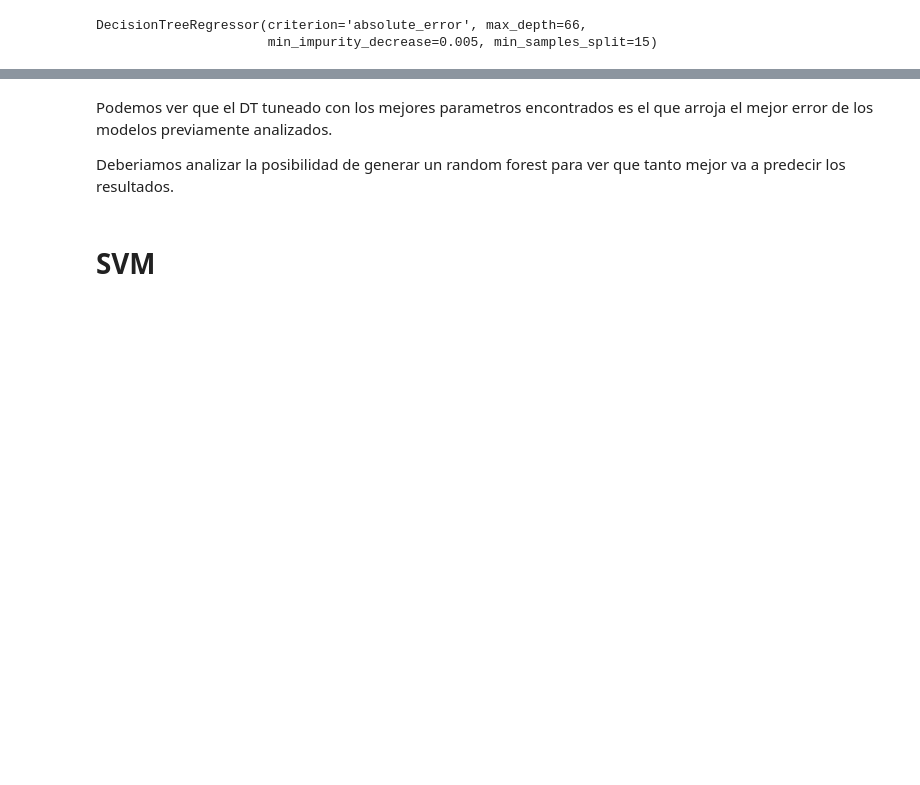
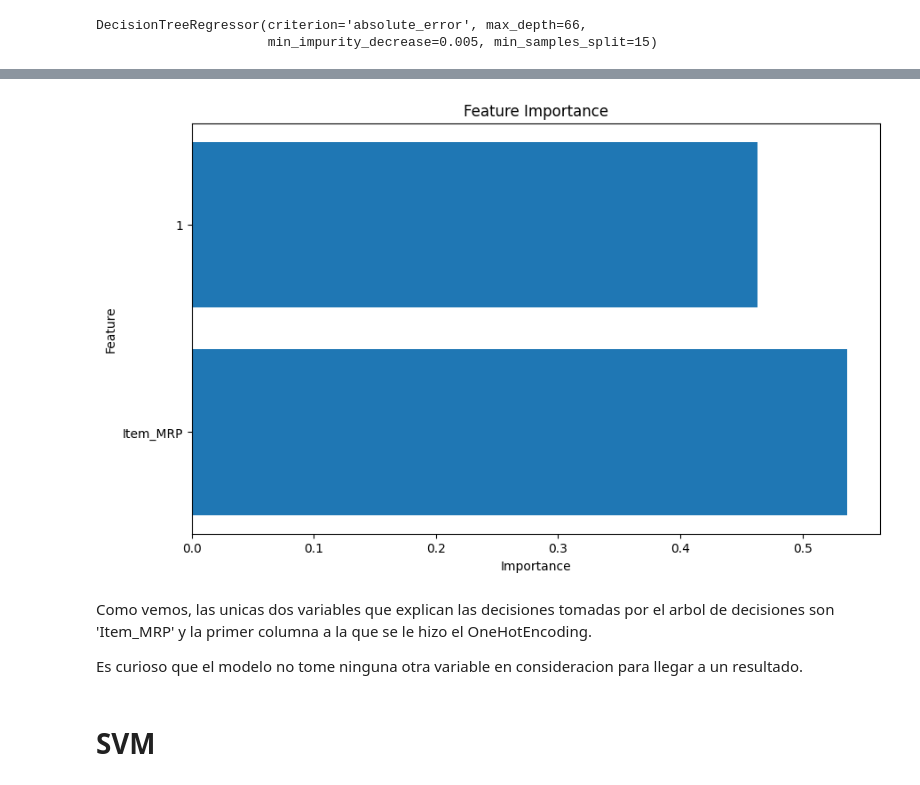
Before and after one commit to becerraj/Data-Science, a Jupyter notebook: DataScience_Analysis_End_to_End.ipynb, the cells around one changed output, grey strips where cells are left out. Saved outputs shown, nothing was run; the diff lists cells and outputs as text; code cells hidden in the pictures; blank space fills up the shorter version.

```diff
--- a/DataScience_Analysis_End_to_End.ipynb
+++ b/DataScience_Analysis_End_to_End.ipynb
@@ -2104,8 +2069,31 @@ metric_df
 | MAPE | inf | inf | inf | inf | inf | inf | inf |
-# %% [markdown]
-Podemos ver que el DT tuneado con los mejores parametros encontrados es el que arroja el mejor error de los modelos previamente analizados.
-
-Deberiamos analizar la posibilidad de generar un random forest para ver que tanto mejor va a predecir los resultados.
+# %%
+# Obtén la importancia de las características desde el modelo
+feature_importance = sales_dt.feature_importances_
+
+# Obtiene los nombres de las características o variables originales
+feature_names = X_train.columns  # Asegúrate de que X_train sea un DataFrame de pandas
+
+# Crea un DataFrame para visualizar las importancias de las características
+feature_importance_df = pd.DataFrame({'Feature': feature_names, 'Importance': feature_importance})
+feature_importance_df = feature_importance_df[feature_importance_df['Importance'] > 0]
+
+# Ordena las características por importancia en orden descendente
+feature_importance_df = feature_importance_df.sort_values(by='Importance', ascending=False)
+
+# Grafica las importancias de las características
+plt.figure(figsize=(10, 6))
+plt.barh(feature_importance_df['Feature'], feature_importance_df['Importance'])
+plt.xlabel('Importance')
+plt.ylabel('Feature')
+plt.title('Feature Importance')
+plt.show()
+# %% [output]
+[figure, added]
+# %% [markdown]
+Como vemos, las unicas dos variables que explican las decisiones tomadas por el arbol de decisiones son 'Item_MRP' y la primer columna a la que se le hizo el OneHotEncoding.
+
+Es curioso que el modelo no tome ninguna otra variable en consideracion para llegar a un resultado.
 # %% [markdown]
 # SVM
 # %%
```
Also changed, not shown: parts of 24 cells of this notebook.
